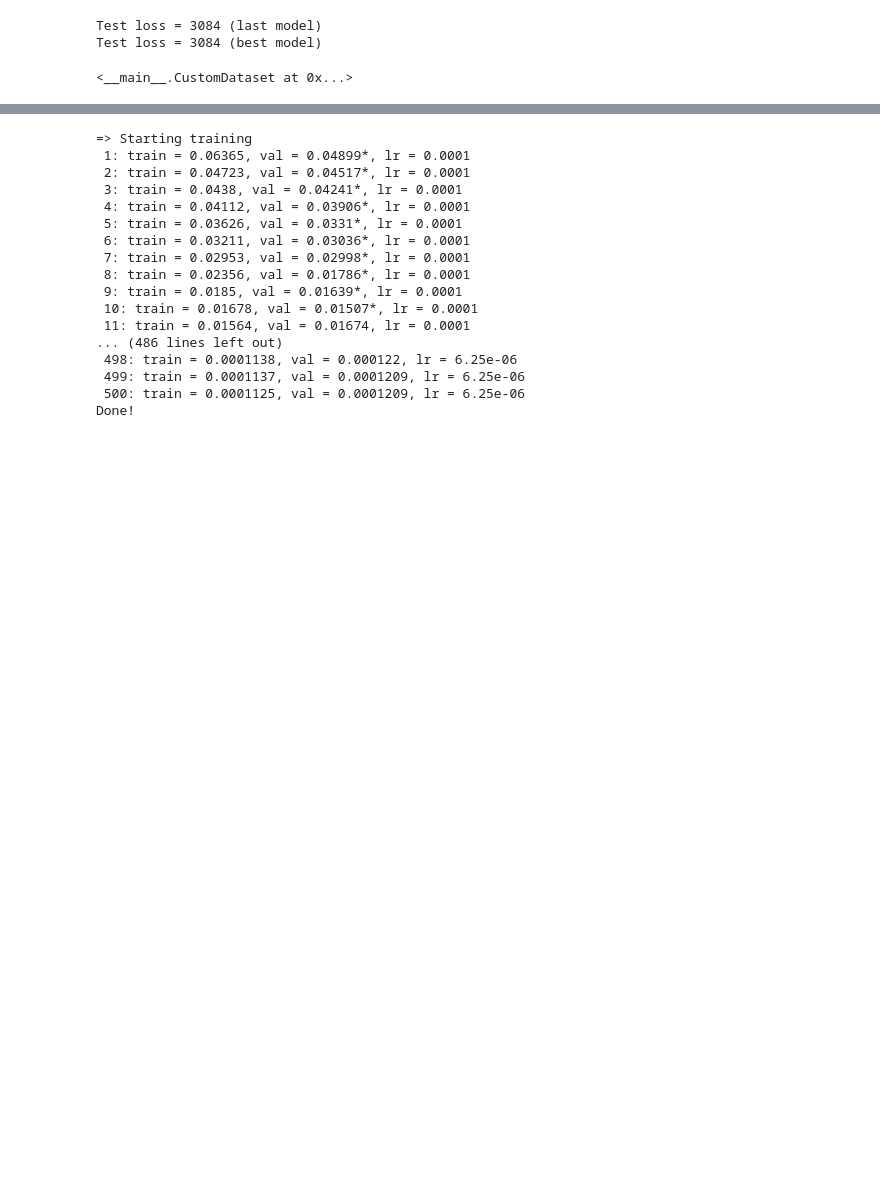
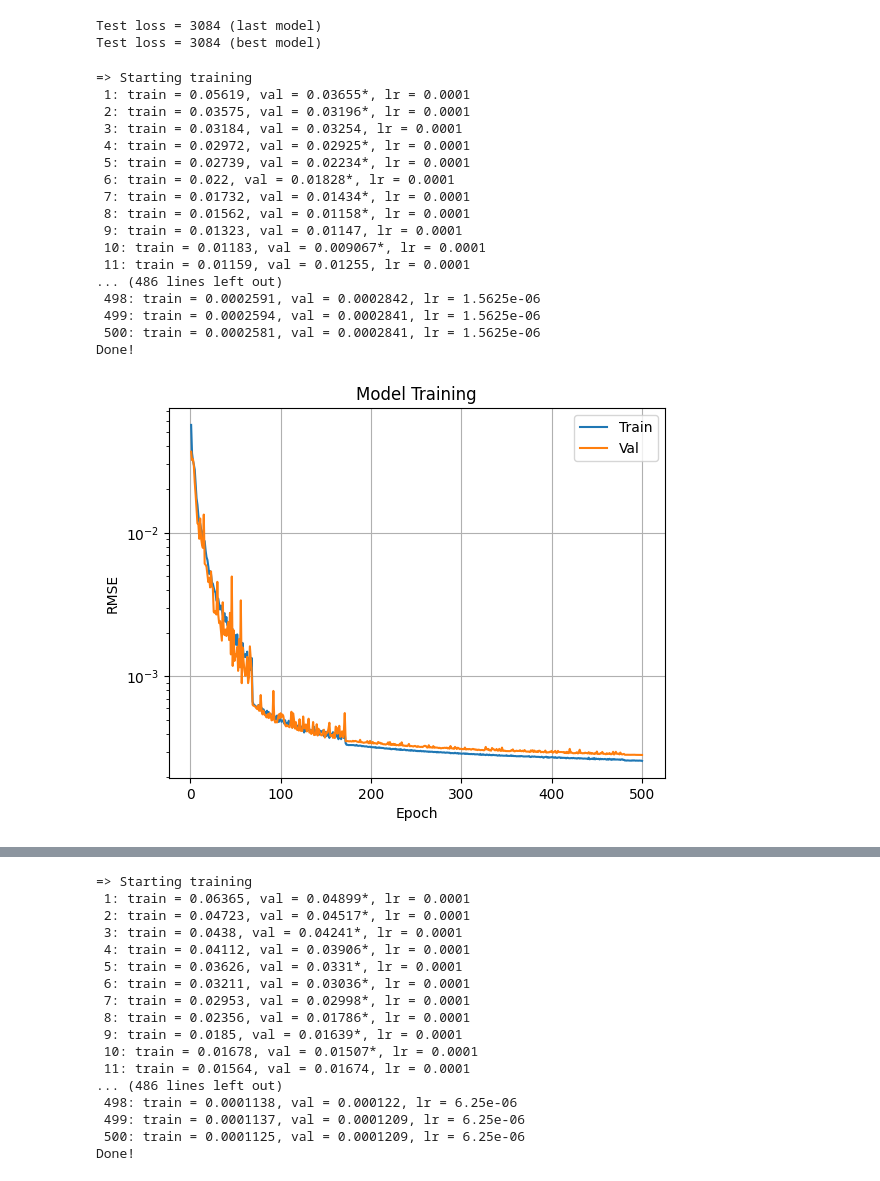
Before and after one commit to TiagoCAAmorim/SimModels, a Jupyter notebook: graph_nn/build_rnn.ipynb, the cells around one changed output, grey strips where cells are left out. Saved outputs shown, nothing was run; the diff lists cells and outputs as text; code cells hidden in the pictures; blank space fills up the shorter version.

```diff
--- a/graph_nn/build_rnn.ipynb
+++ b/graph_nn/build_rnn.ipynb
@@ -448,7 +455,56 @@ Done!
 [figure]
 Test loss = 3084 (last model)
 Test loss = 3084 (best model)
-# %%
-data_val
-# %% [output]
-<__main__.CustomDataset at 0x...>
+# %%
+model = Network(
+    input_size=9,
+    output_size=7,
+    latent_size=64,
+    max_size=128,
+    recurrences=2)
+loss_fn = nn.MSELoss()
+
+alpha = 0.25
+
+data_train = CustomDataset(X_train_t_norm[:int(len(X_train_t_norm)*alpha)], y_train_t_norm[:int(len(y_train_t_norm)*alpha)])
+data_val = CustomDataset(X_val_t_norm[:int(len(X_val_t_norm)*alpha)], y_val_t_norm[:int(len(y_val_t_norm)*alpha)])
+data_test = CustomDataset(X_test_t_norm, y_test_t_norm)
+
+batch_size = 64
+dataloader_train = DataLoader(data_train, batch_size=batch_size, shuffle=True)
+dataloader_val = DataLoader(data_val, batch_size=len(data_val), shuffle=False)
+dataloader_test = DataLoader(data_test, batch_size=batch_size, shuffle=False)
+
+epochs = 500
+optimizer = torch.optim.RMSprop(model.parameters(), lr = 0.0001)
+scheduler = torch.optim.lr_scheduler.ReduceLROnPlateau(optimizer,  mode='min', factor=0.25, patience=10)
+# scheduler = torch.optim.lr_scheduler.ExponentialLR(optimizer, gamma=0.9)
+# scheduler = optim.lr_scheduler.StepLR(optimizer, step_size=10, gamma=0.5)
+
+best_model, (train_loss, val_loss) = train(model, dataloader_train, dataloader_val, epochs, optimizer, loss_fn, scheduler)
+
+plot_losses(train_loss, val_loss)
+
+test_loss = test_loop(dataloader_test, model, loss_fn)
+print(f'Test loss = {test_loss:0.4g} (last model)')
+test_loss = test_loop(dataloader_test, best_model, loss_fn)
+print(f'Test loss = {test_loss:0.4g} (best model)')
+# %% [output]
+=> Starting training
+ 1: train = 0.05619, val = 0.03655*, lr = 0.0001
+ 2: train = 0.03575, val = 0.03196*, lr = 0.0001
+ 3: train = 0.03184, val = 0.03254, lr = 0.0001
+ 4: train = 0.02972, val = 0.02925*, lr = 0.0001
+ 5: train = 0.02739, val = 0.02234*, lr = 0.0001
+ 6: train = 0.022, val = 0.01828*, lr = 0.0001
+ 7: train = 0.01732, val = 0.01434*, lr = 0.0001
+ 8: train = 0.01562, val = 0.01158*, lr = 0.0001
+ 9: train = 0.01323, val = 0.01147, lr = 0.0001
+ 10: train = 0.01183, val = 0.009067*, lr = 0.0001
+ 11: train = 0.01159, val = 0.01255, lr = 0.0001
+... (486 lines left out)
+ 498: train = 0.0002591, val = 0.0002842, lr = 1.5625e-06
+ 499: train = 0.0002594, val = 0.0002841, lr = 1.5625e-06
+ 500: train = 0.0002581, val = 0.0002841, lr = 1.5625e-06
+Done!
+[figure, added]
```
Also changed, not shown: parts of 8 cells of this notebook.
